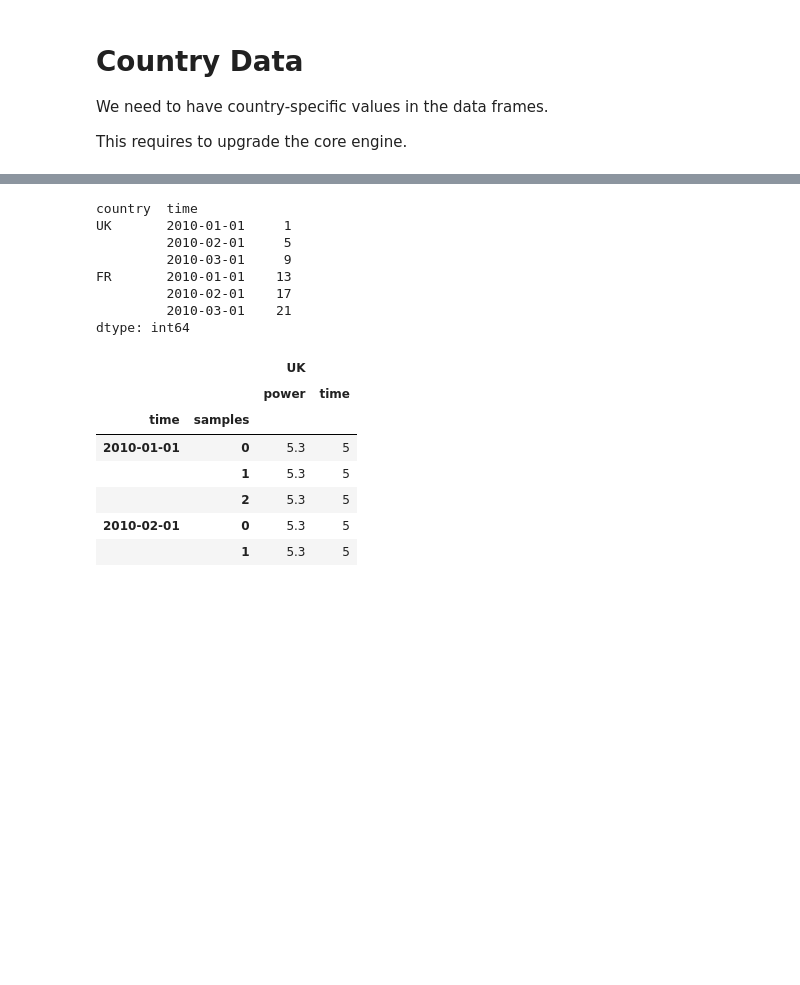
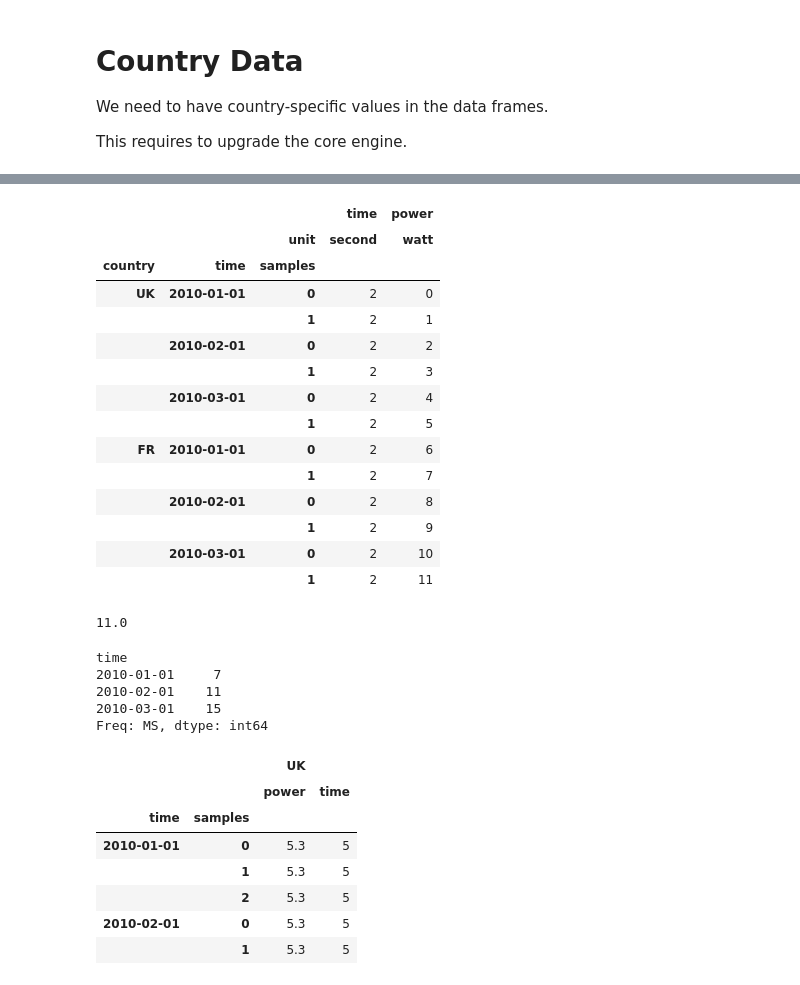
Before and after one commit to sust-cs-uob/eam-core, a Jupyter notebook: docs/ipynb/three-dimensional dfs.ipynb, the cells around one changed output, grey strips where cells are left out. Drawn from its saved outputs; the diff is of its cells as text; code cells hidden in the pictures; blank space fills up the shorter version.

Commit message:
added example of row-based country level data in DFs

```diff
--- a/docs/ipynb/three-dimensional dfs.ipynb
+++ b/docs/ipynb/three-dimensional dfs.ipynb
@@ -51,0 +71,5 @@ dtype: pint[second * watt]
+# %%
+df = pd.DataFrame(index=_multi_index)
+# %%
+df['time'] = time
+df['power'] = power
@@ -52,14 +93,33 @@ dtype: pint[second * watt]
+# %%
+df.pint.dequantify()
+# %% [output]
+|  |  |  | time | power |
+|  |  | unit | second | watt |
+| country | time | samples |  |  |
+| UK | 2010-01-01 | 0 | 2 | 0 |
+|  |  | 1 | 2 | 1 |
+|  | 2010-02-01 | 0 | 2 | 2 |
+|  |  | 1 | 2 | 3 |
+|  | 2010-03-01 | 0 | 2 | 4 |
+|  |  | 1 | 2 | 5 |
+| FR | 2010-01-01 | 0 | 2 | 6 |
+|  |  | 1 | 2 | 7 |
+|  | 2010-02-01 | 0 | 2 | 8 |
+|  |  | 1 | 2 | 9 |
+|  | 2010-03-01 | 0 | 2 | 10 |
+|  |  | 1 | 2 | 11 |
+# %%
+energy.pint.m.mean()
+# %% [output]
+11.0
 # %%
-energy.pint.m.mean(level=(0,1))
+energy.pint.m.mean(level='time')
 # %% [output]
-country  time
-UK       2010-01-01     1
-         2010-02-01     5
-         2010-03-01     9
-FR       2010-01-01    13
-         2010-02-01    17
-         2010-03-01    21
-dtype: int64
+time
+2010-01-01     7
+2010-02-01    11
+2010-03-01    15
+Freq: MS, dtype: int64
 # %%
 d = {}
 d['UK'] = pdf
```
Also changed, not shown: parts of 5 cells of this notebook.
